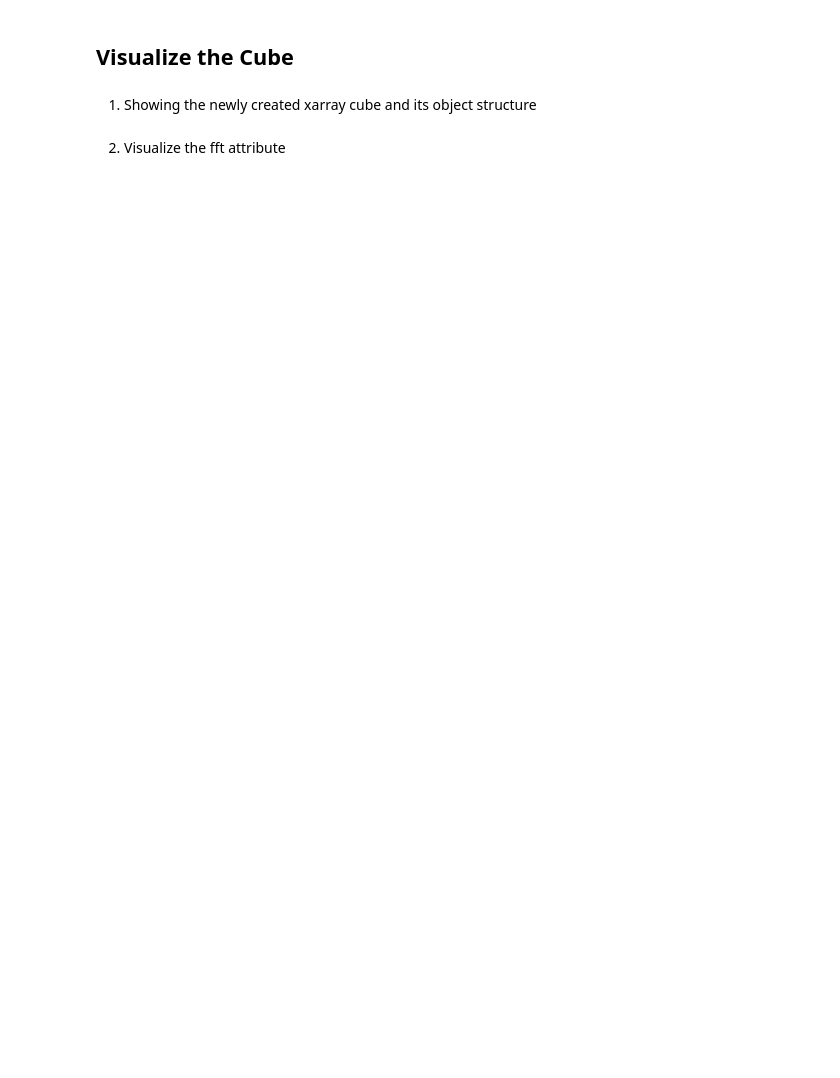
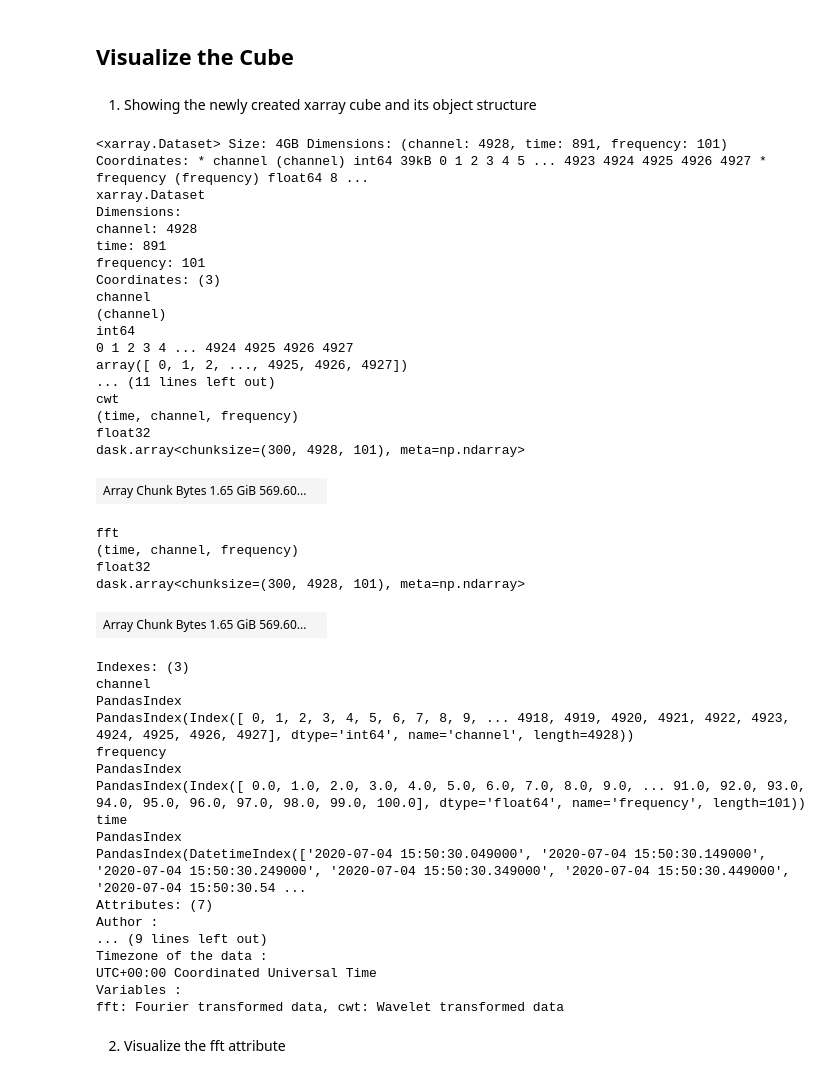
Before and after one commit to janneskruse/big-data-praktikum, a Jupyter notebook: code/notebooks/cubePipeline.ipynb, the cells around one changed output. Saved outputs shown, nothing was run; the diff lists cells and outputs as text; code cells hidden in the pictures; blank space fills up the shorter version.

Commit message:
pipeline working robustly with automaed variables from metadata

```diff
--- a/code/notebooks/cubePipeline.ipynb
+++ b/code/notebooks/cubePipeline.ipynb
@@ -622,3 +672,47 @@ xr_zarr
+# %%
+xr_zarr=xr.open_zarr(zarr_path)
+xr_zarr
+# %% [output]
+<xarray.Dataset> Size: 4GB Dimensions: (channel: 4928, time: 891, frequency: 101) Coordinates: * channel (channel) int64 39kB 0 1 2 3 4 5 ... 4923 4924 4925 4926 4927 * frequency (frequency) float64 8 ...
+xarray.Dataset
+Dimensions:
+channel: 4928
+time: 891
+frequency: 101
+Coordinates: (3)
+channel
+(channel)
+int64
+0 1 2 3 4 ... 4924 4925 4926 4927
+array([ 0, 1, 2, ..., 4925, 4926, 4927])
+... (11 lines left out)
+cwt
+(time, channel, frequency)
+float32
+dask.array<chunksize=(300, 4928, 101), meta=np.ndarray>
+| Array Chunk Bytes 1.65 GiB 569.60... |  |
+fft
+(time, channel, frequency)
+float32
+dask.array<chunksize=(300, 4928, 101), meta=np.ndarray>
+| Array Chunk Bytes 1.65 GiB 569.60... |  |
+Indexes: (3)
+channel
+PandasIndex
+PandasIndex(Index([ 0, 1, 2, 3, 4, 5, 6, 7, 8, 9, ... 4918, 4919, 4920, 4921, 4922, 4923, 4924, 4925, 4926, 4927], dtype='int64', name='channel', length=4928))
+frequency
+PandasIndex
+PandasIndex(Index([ 0.0, 1.0, 2.0, 3.0, 4.0, 5.0, 6.0, 7.0, 8.0, 9.0, ... 91.0, 92.0, 93.0, 94.0, 95.0, 96.0, 97.0, 98.0, 99.0, 100.0], dtype='float64', name='frequency', length=101))
+time
+PandasIndex
+PandasIndex(DatetimeIndex(['2020-07-04 15:50:30.049000', '2020-07-04 15:50:30.149000', '2020-07-04 15:50:30.249000', '2020-07-04 15:50:30.349000', '2020-07-04 15:50:30.449000', '2020-07-04 15:50:30.54 ...
+Attributes: (7)
+Author :
+... (9 lines left out)
+Timezone of the data :
+UTC+00:00 Coordinated Universal Time
+Variables :
+fft: Fourier transformed data, cwt: Wavelet transformed data
 # %% [markdown]
 2. Visualize the fft attribute
 # %%
```
Also changed, not shown: parts of 7 cells of this notebook, 1 other file.
